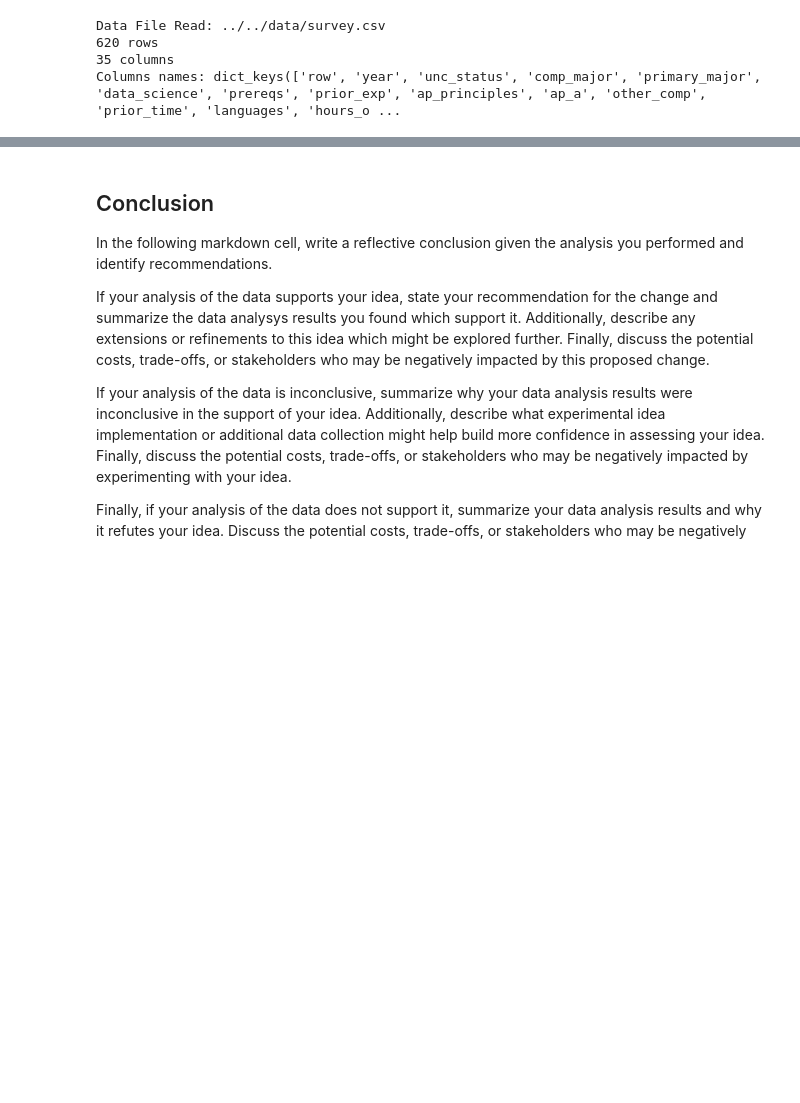
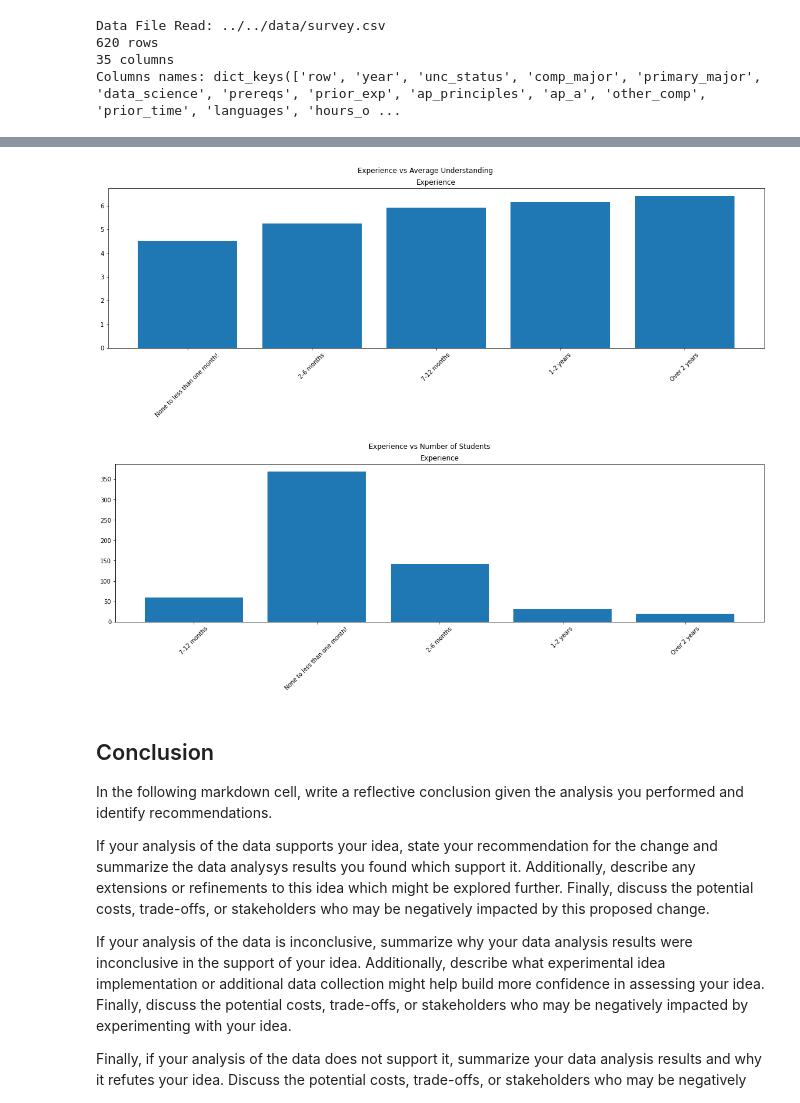
Before and after one commit to katiecha/comp110-22s-workspace, a Jupyter notebook: exercises/ex08/analysis.ipynb, the cells around one changed output, grey strips where cells are left out. Saved outputs shown, nothing was run; the diff lists cells and outputs as text; code cells hidden in the pictures; blank space fills up the shorter version.

```diff
--- a/exercises/ex08/analysis.ipynb
+++ b/exercises/ex08/analysis.ipynb
@@ -112,0 +143,5 @@ KeyError: 'subject_age'
+# %%
+from data_utils import count
+
+exp_counts: dict[str, int] = count(selected_data["prior_exp"])
+print(f"exp_counts: {exp_counts}")
@@ -112,0 +160,20 @@ KeyError: 'subject_age'
+# %%
+from data_utils import combine, average
+
+expund: dict[str, list[int]] = combine(selected_data)
+
+level1: float = average(expund, "None to less than one month!")
+level2: float = average(expund, "2-6 months")
+level3: float = average(expund, "7-12 months")
+level4: float = average(expund, "1-2 years")
+level5: float = average(expund, "Over 2 years")
+
+print(level1)
+print(level5)
+
+data: dict[str, float] = {}
+data["None to less than one month!"] = level1
+data["2-6 months"] = level2
+data["7-12 months"] = level3
+data["1-2 years"] = level4
+data["Over 2 years"] = level5
@@ -113,3 +189,25 @@ KeyError: 'subject_age'
+# %%
+from matplotlib import pyplot as plt
+
+# Chart 1:
+fig, axes = plt.subplots(1, figsize=(20, 5), sharey=True)
+fig.suptitle("Experience vs Average Understanding")
+
+axes.set_title("Experience")
+axes.bar(data.keys(), data.values())
+axes.tick_params(axis='x', labelrotation = 45)
+
+
+# Chart 2:
+fig, axes = plt.subplots(1, figsize=(20, 5), sharey=True)
+fig.suptitle("Experience vs Number of Students")
+
+axes.set_title("Experience")
+axes.bar(exp_counts.keys(), exp_counts.values())
+axes.tick_params(axis='x', labelrotation = 45)
+# %% [output]
+[figure, added]
+[figure, added]
 # %% [markdown]
 ## Conclusion
 
```
Also changed, not shown: parts of 22 cells of this notebook, 3 other files.
